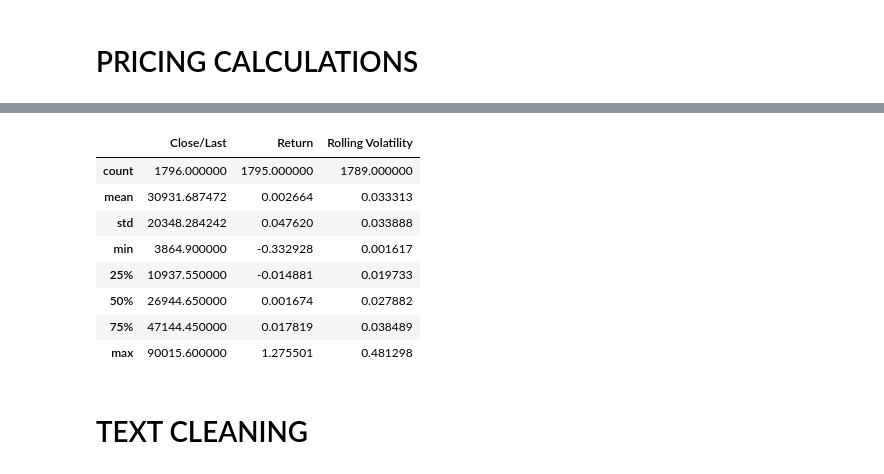
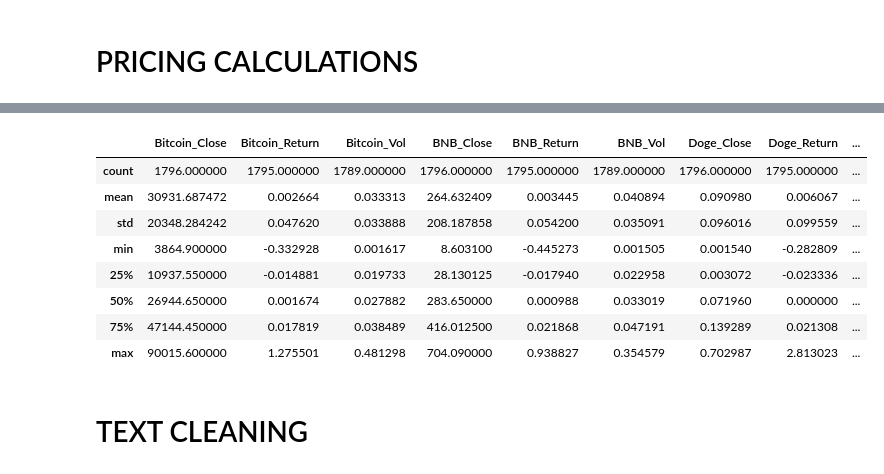
Before and after one commit to srsavas42/BitPulse, a Jupyter notebook: Data/Preprocessing/preprocess.ipynb, the cells around one changed output, grey strips where cells are left out. Saved outputs shown, nothing was run; the diff lists cells and outputs as text; code cells hidden in the pictures.

```diff
--- a/Data/Preprocessing/preprocess.ipynb
+++ b/Data/Preprocessing/preprocess.ipynb
@@ -27,0 +9,19 @@ btc_price
+# %%
+pricing_files = [f for f in listdir(r'..\PricingData') if isfile(join(r'..\PricingData', f))]
+coin_names = [c.split('Historical')[0] for c in pricing_files]
+# %%
+data = None
+for p in pricing_files:
+    curr_coin = p.split('Historical')[0]
+    curr_pricing = pd.read_csv(f"..\PricingData\{p}")[['Date', 'Close/Last']]
+    curr_pricing.rename(columns={'Close/Last': curr_coin+"_Close"}, inplace=True)
+
+    vol_window = 7
+
+    curr_pricing[curr_coin+"_Return"] = curr_pricing[curr_coin+"_Close"][::-1].pct_change()[::-1]
+    curr_pricing[curr_coin+"_Vol"] = curr_pricing[curr_coin+"_Return"][::-1].rolling(vol_window).std()
+
+    if data is None:
+        data = curr_pricing
+    else:
+        data = pd.merge(data, curr_pricing, on="Date", how="outer")
@@ -28,14 +30,14 @@ btc_price
 # %%
-btc_price.describe()
+data.describe()
 # %% [output]
-|  | Close/Last | Return | Rolling Volatility |
-| count | 1796.000000 | 1795.000000 | 1789.000000 |
-| mean | 30931.687472 | 0.002664 | 0.033313 |
-| std | 20348.284242 | 0.047620 | 0.033888 |
-| min | 3864.900000 | -0.332928 | 0.001617 |
-| 25% | 10937.550000 | -0.014881 | 0.019733 |
-| 50% | 26944.650000 | 0.001674 | 0.027882 |
-| 75% | 47144.450000 | 0.017819 | 0.038489 |
-| max | 90015.600000 | 1.275501 | 0.481298 |
+|  | Bitcoin_Close | Bitcoin_Return | Bitcoin_Vol | BNB_Close | BNB_Return | BNB_Vol | Doge_Close | Doge_Return | ... |
+| count | 1796.000000 | 1795.000000 | 1789.000000 | 1796.000000 | 1795.000000 | 1789.000000 | 1796.000000 | 1795.000000 | ... |
+| mean | 30931.687472 | 0.002664 | 0.033313 | 264.632409 | 0.003445 | 0.040894 | 0.090980 | 0.006067 | ... |
+| std | 20348.284242 | 0.047620 | 0.033888 | 208.187858 | 0.054200 | 0.035091 | 0.096016 | 0.099559 | ... |
+| min | 3864.900000 | -0.332928 | 0.001617 | 8.603100 | -0.445273 | 0.001505 | 0.001540 | -0.282809 | ... |
+| 25% | 10937.550000 | -0.014881 | 0.019733 | 28.130125 | -0.017940 | 0.022958 | 0.003072 | -0.023336 | ... |
+| 50% | 26944.650000 | 0.001674 | 0.027882 | 283.650000 | 0.000988 | 0.033019 | 0.071960 | 0.000000 | ... |
+| 75% | 47144.450000 | 0.017819 | 0.038489 | 416.012500 | 0.021868 | 0.047191 | 0.139289 | 0.021308 | ... |
+| max | 90015.600000 | 1.275501 | 0.481298 | 704.090000 | 0.938827 | 0.354579 | 0.702987 | 2.813023 | ... |
 # %% [markdown]
 # TEXT CLEANING
```
Also changed, not shown: parts of 15 cells of this notebook, 1 other file.
